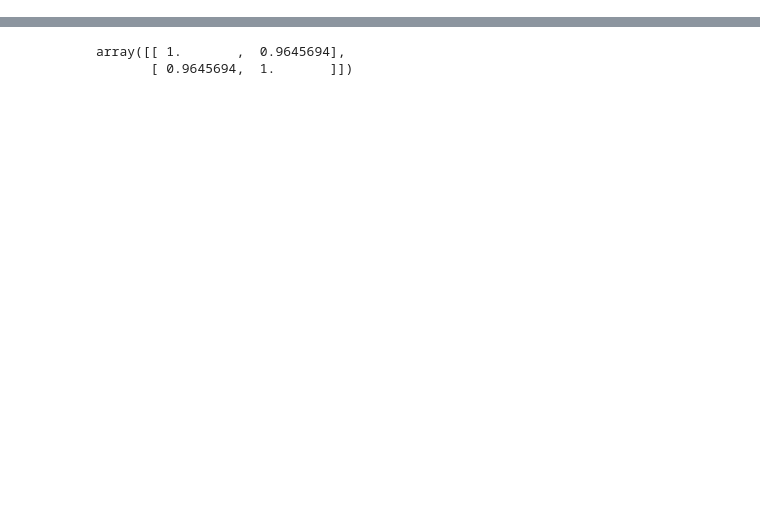
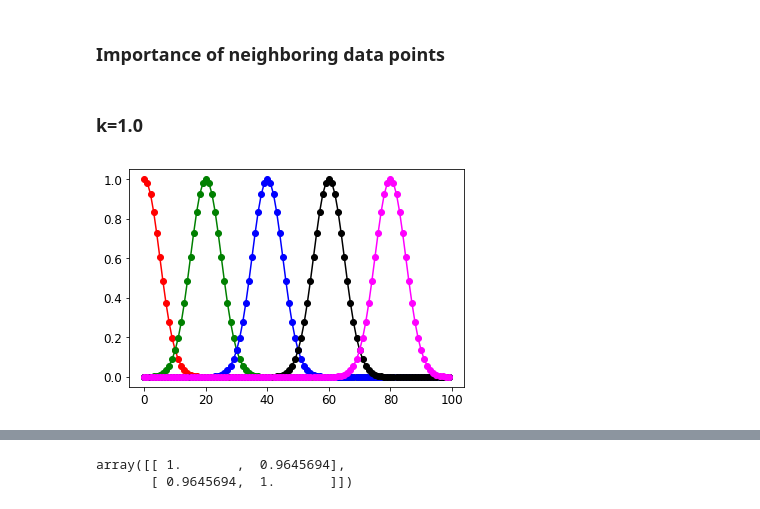
Before and after one commit to martinkersner/regression-meetup, a Jupyter notebook: LocallyWeightedLinearRegression.ipynb, the cells around one changed output, grey strips where cells are left out. Drawn from its saved outputs; the diff is of its cells as text; code cells hidden in the pictures; blank space fills up the shorter version.

```diff
--- a/LocallyWeightedLinearRegression.ipynb
+++ b/LocallyWeightedLinearRegression.ipynb
@@ -28,0 +46,42 @@ $w(i,i) = exp(\frac{|x^{i}-x|}{-2k^2})$
+# %%
+# Inspired by book Machine Learning in Action, Peter Harrington
+def gaussian(X, k=1.0):
+    return np.asscalar(np.exp(X*X.T / (-2.0*k**2)))
+
+def create_kernel(X, X_i, kernel="gaussian", k=1.0):
+    """Apply `kernel` as a distance function between given data point `X_i`
+    and data matrix `X` containing all data points.
+
+    Args
+    X    data matrix
+    X_i  data point
+    """
+    def apply_kernel(X_j):
+        diff_mat = X_j - X_i
+        return eval(kernel)(diff_mat, k)
+
+    w = np.apply_along_axis(apply_kernel, axis=1, arr=X)
+
+    return np.diag(w)
+# %% [markdown]
+### Importance of neighboring data points
+# %%
+def apply_and_plot_gaussian_kernel(X, k=1.0):
+    fig = plt.figure()
+    ax = fig.add_subplot(111)
+    colors = ["red", "green", "blue", "black", "magenta"]
+
+    for row_idx, color in zip(range(0,X.shape[0],int(X.shape[0]/len(colors))), colors):
+        W = create_kernel(X, X[row_idx,:], k=k)
+        p = [W[i,i]  for i in range(W.shape[0])]
+        ax.plot(p,  marker='o', linestyle='-', color=color)
+
+    plt.legend()
+# %%
+X_example = np.transpose(np.matrix(list(range(-50,50,1)))/5)
+# %% [markdown]
+### k=1.0
+# %%
+apply_and_plot_gaussian_kernel(X_example, k=1.0)
+# %% [output]
+[figure, added]
```
Also changed, not shown: parts of 15 cells of this notebook, 1 other file.
